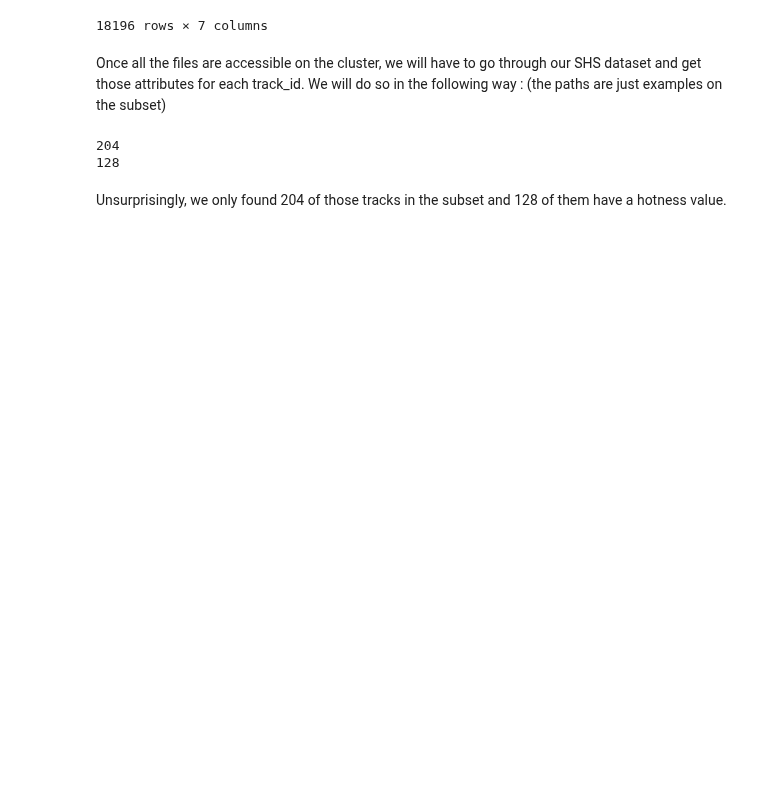
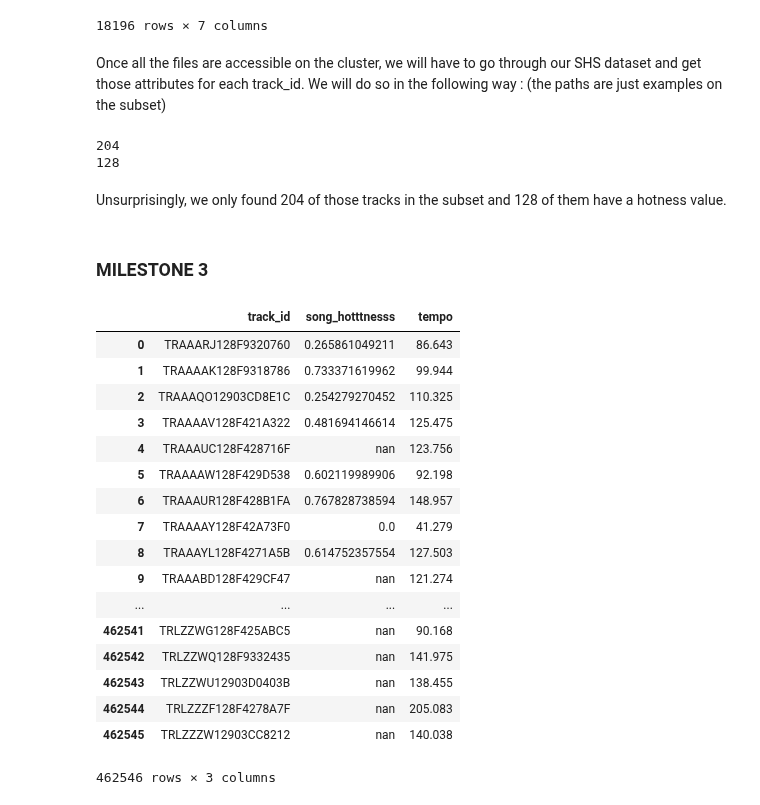
Before and after one commit to padesplaces/ada2017, a Jupyter notebook: project/notebook_pa.ipynb, the cells around one changed output. Drawn from its saved outputs; the diff is of its cells as text; code cells hidden in the pictures; blank space fills up the shorter version.

```diff
--- a/project/notebook_pa.ipynb
+++ b/project/notebook_pa.ipynb
@@ -102,3 +102,29 @@ print(np.sum(~np.isnan(hotness)))
 128
 # %% [markdown]
 Unsurprisingly, we only found 204 of those tracks in the subset and 128 of them have a hotness value.
+# %% [markdown]
+### MILESTONE 3
+# %%
+dataset_path = "../../ruenz/millionsong_total.csv"
+full_df = pd.read_csv(dataset_path,usecols=["track_id","tempo","song_hotttnesss"])
+# %%
+full_df
+# %% [output]
+|  | track_id | song_hotttnesss | tempo |
+| 0 | TRAAARJ128F9320760 | 0.265861049211 | 86.643 |
+| 1 | TRAAAAK128F9318786 | 0.733371619962 | 99.944 |
+| 2 | TRAAAQO12903CD8E1C | 0.254279270452 | 110.325 |
+| 3 | TRAAAAV128F421A322 | 0.481694146614 | 125.475 |
+| 4 | TRAAAUC128F428716F | nan | 123.756 |
+| 5 | TRAAAAW128F429D538 | 0.602119989906 | 92.198 |
+| 6 | TRAAAUR128F428B1FA | 0.767828738594 | 148.957 |
+| 7 | TRAAAAY128F42A73F0 | 0.0 | 41.279 |
+| 8 | TRAAAYL128F4271A5B | 0.614752357554 | 127.503 |
+| 9 | TRAAABD128F429CF47 | nan | 121.274 |
+| ... | ... | ... | ... |
+| 462541 | TRLZZWG128F425ABC5 | nan | 90.168 |
+| 462542 | TRLZZWQ128F9332435 | nan | 141.975 |
+| 462543 | TRLZZWU12903D0403B | nan | 138.455 |
+| 462544 | TRLZZZF128F4278A7F | nan | 205.083 |
+| 462545 | TRLZZZW12903CC8212 | nan | 140.038 |
+462546 rows × 3 columns
```
Also changed, not shown: parts of 17 cells of this notebook, 1 other file.
